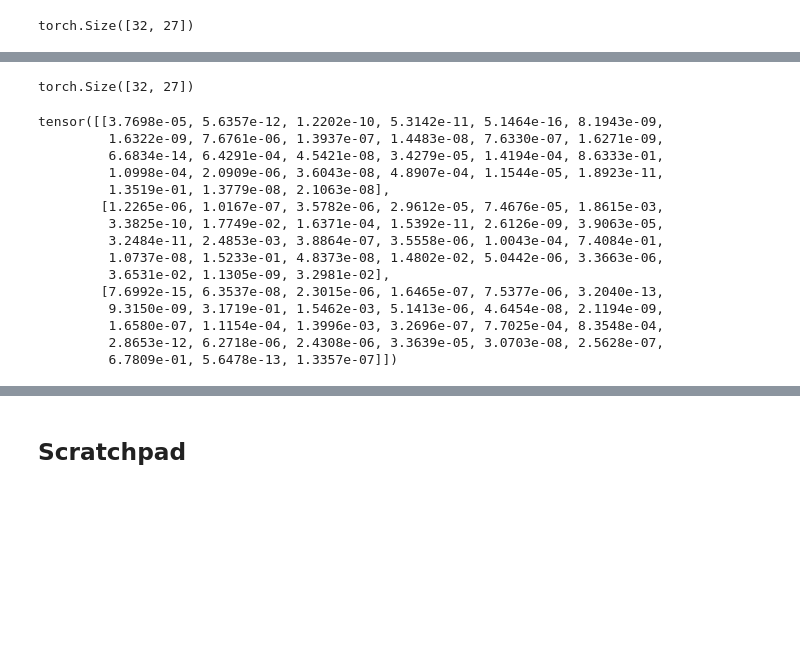
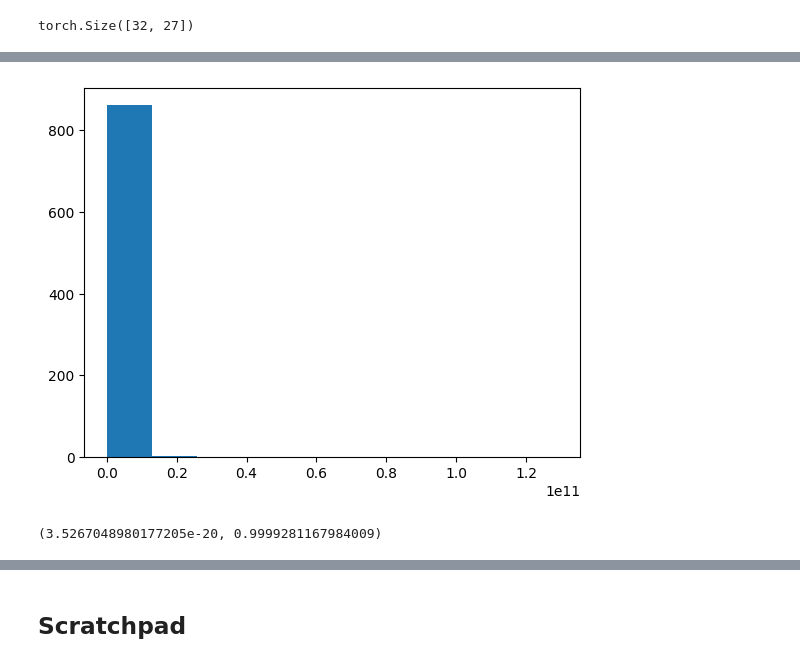
Before and after one commit to NikhilKrSharma/Neural-Networks-Zero-to-Hero, a Jupyter notebook: 2.MLP-MakemoreP2.ipynb, the cells around one changed output, grey strips where cells are left out. Drawn from its saved outputs; the diff is of its cells as text; code cells hidden in the pictures; blank space fills up the shorter version.

```diff
--- a/2.MLP-MakemoreP2.ipynb
+++ b/2.MLP-MakemoreP2.ipynb
@@ -397,24 +405,10 @@ torch.Size([32, 27])
+# %%
+plt.hist(torch.flatten(counts));
+# %% [output]
+[figure, added]
 # %%
 probs = counts / counts.sum(1, keepdim=True)
-# %%
-probs.shape
-# %% [output]
-torch.Size([32, 27])
-# %%
-probs[:3]  # Probability of occurance of all the 27 characters in our dataset
-# %% [output]
-tensor([[3.7698e-05, 5.6357e-12, 1.2202e-10, 5.3142e-11, 5.1464e-16, 8.1943e-09,
-         1.6322e-09, 7.6761e-06, 1.3937e-07, 1.4483e-08, 7.6330e-07, 1.6271e-09,
-         6.6834e-14, 6.4291e-04, 4.5421e-08, 3.4279e-05, 1.4194e-04, 8.6333e-01,
-         1.0998e-04, 2.0909e-06, 3.6043e-08, 4.8907e-04, 1.1544e-05, 1.8923e-11,
-         1.3519e-01, 1.3779e-08, 2.1063e-08],
-        [1.2265e-06, 1.0167e-07, 3.5782e-06, 2.9612e-05, 7.4676e-05, 1.8615e-03,
-         3.3825e-10, 1.7749e-02, 1.6371e-04, 1.5392e-11, 2.6126e-09, 3.9063e-05,
-         3.2484e-11, 2.4853e-03, 3.8864e-07, 3.5558e-06, 1.0043e-04, 7.4084e-01,
-         1.0737e-08, 1.5233e-01, 4.8373e-08, 1.4802e-02, 5.0442e-06, 3.3663e-06,
-         3.6531e-02, 1.1305e-09, 3.2981e-02],
-        [7.6992e-15, 6.3537e-08, 2.3015e-06, 1.6465e-07, 7.5377e-06, 3.2040e-13,
-         9.3150e-09, 3.1719e-01, 1.5462e-03, 5.1413e-06, 4.6454e-08, 2.1194e-09,
-         1.6580e-07, 1.1154e-04, 1.3996e-03, 3.2696e-07, 7.7025e-04, 8.3548e-04,
-         2.8653e-12, 6.2718e-06, 2.4308e-06, 3.3639e-05, 3.0703e-08, 2.5628e-07,
-         6.7809e-01, 5.6478e-13, 1.3357e-07]])
+# %%
+torch.flatten(probs).min().item(), torch.flatten(probs).max().item()
+# %% [output]
+(3.5267048980177205e-20, 0.9999281167984009)
```
Also changed, not shown: parts of 104 cells of this notebook.
